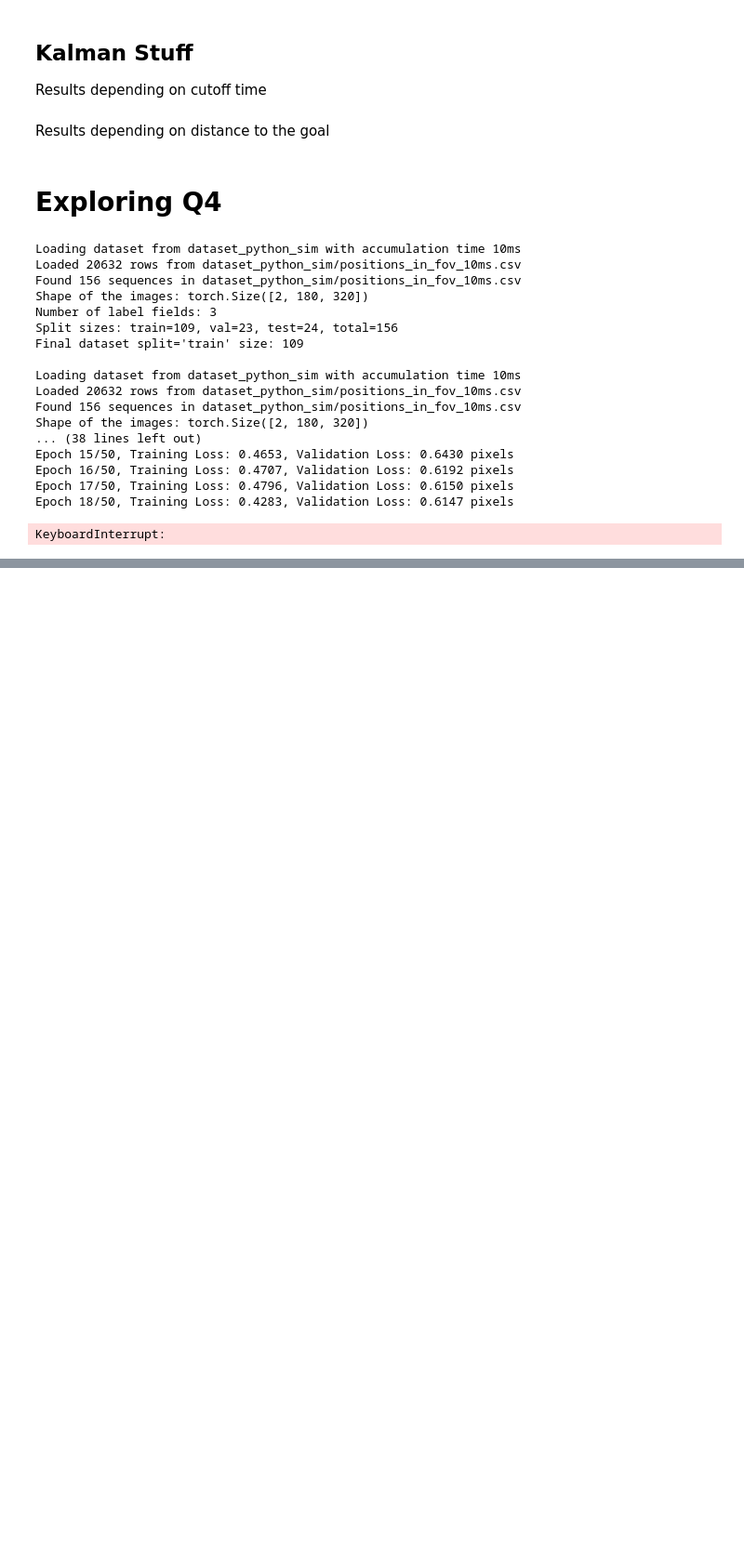
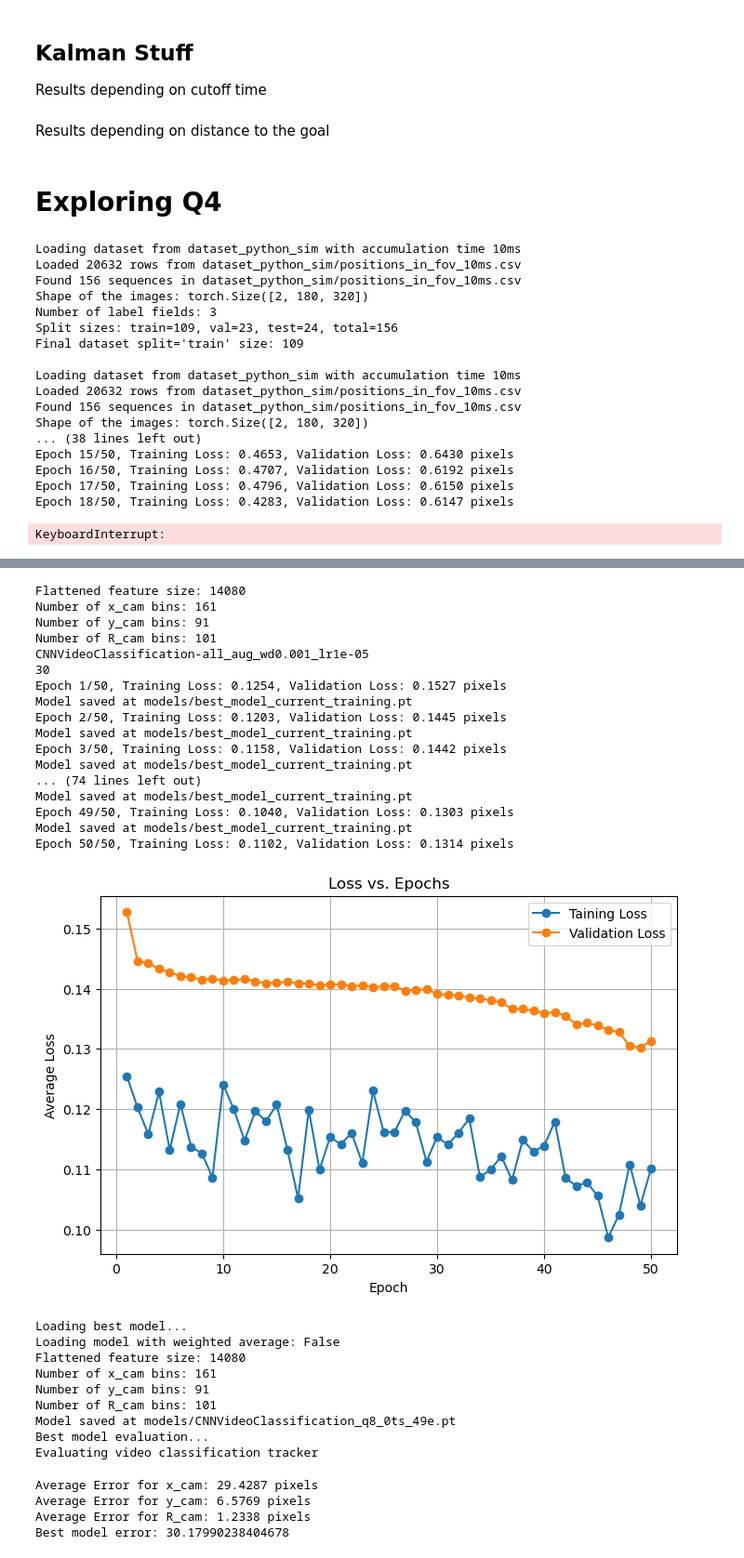
Before and after one commit to MarioRealEn/GoalieSNN, a Jupyter notebook: Experimentsreport.ipynb, the cells around one changed output, grey strips where cells are left out. Shown at 93% size. Cells and saved outputs as stored; diff of their text form; code cells hidden in the pictures; blank space fills up the shorter version.

```diff
--- a/Experimentsreport.ipynb
+++ b/Experimentsreport.ipynb
@@ -926,0 +1199,45 @@ Average inference time per image over 20 batches: 0.002412 s
+# %%
+model = network.CNNVideoClassification(trainset_in, weighted_avg=False).to(device)
+model.ordinal = False
+lr = 1e-5
+weight_decay = 1e-3
+model.name += f'-{dataset_type}_aug_wd{weight_decay}_lr{lr}'
+optimizer = optim.AdamW(model.parameters(), lr=lr, weight_decay=weight_decay)
+print(model.name)
+num_epochs = 50
+
+loss_function = network.classification_loss
+model.start_training(trainloader_in, optimizer, device, loss_function=loss_function, validationloader=valid_loader_in, num_epochs=num_epochs, chunk_size=30)
+network.save_best_model(network.CNNVideoClassification, testloader_in, device, evaluate=True)
+# %% [output]
+Flattened feature size: 14080
+Number of x_cam bins: 161
+Number of y_cam bins: 91
+Number of R_cam bins: 101
+CNNVideoClassification-all_aug_wd0.001_lr1e-05
+30
+Epoch 1/50, Training Loss: 0.1254, Validation Loss: 0.1527 pixels
+Model saved at models/best_model_current_training.pt
+Epoch 2/50, Training Loss: 0.1203, Validation Loss: 0.1445 pixels
+Model saved at models/best_model_current_training.pt
+Epoch 3/50, Training Loss: 0.1158, Validation Loss: 0.1442 pixels
+Model saved at models/best_model_current_training.pt
+... (74 lines left out)
+Model saved at models/best_model_current_training.pt
+Epoch 49/50, Training Loss: 0.1040, Validation Loss: 0.1303 pixels
+Model saved at models/best_model_current_training.pt
+Epoch 50/50, Training Loss: 0.1102, Validation Loss: 0.1314 pixels
+[figure, added]
+Loading best model...
+Loading model with weighted average: False
+Flattened feature size: 14080
+Number of x_cam bins: 161
+Number of y_cam bins: 91
+Number of R_cam bins: 101
+Model saved at models/CNNVideoClassification_q8_0ts_49e.pt
+Best model evaluation...
+Evaluating video classification tracker
+Average Error for x_cam: 29.4287 pixels
+Average Error for y_cam: 6.5769 pixels
+Average Error for R_cam: 1.2338 pixels
+Best model error: 30.17990238404678
```
Also changed, not shown: parts of 28 cells of this notebook, 5 other files.
